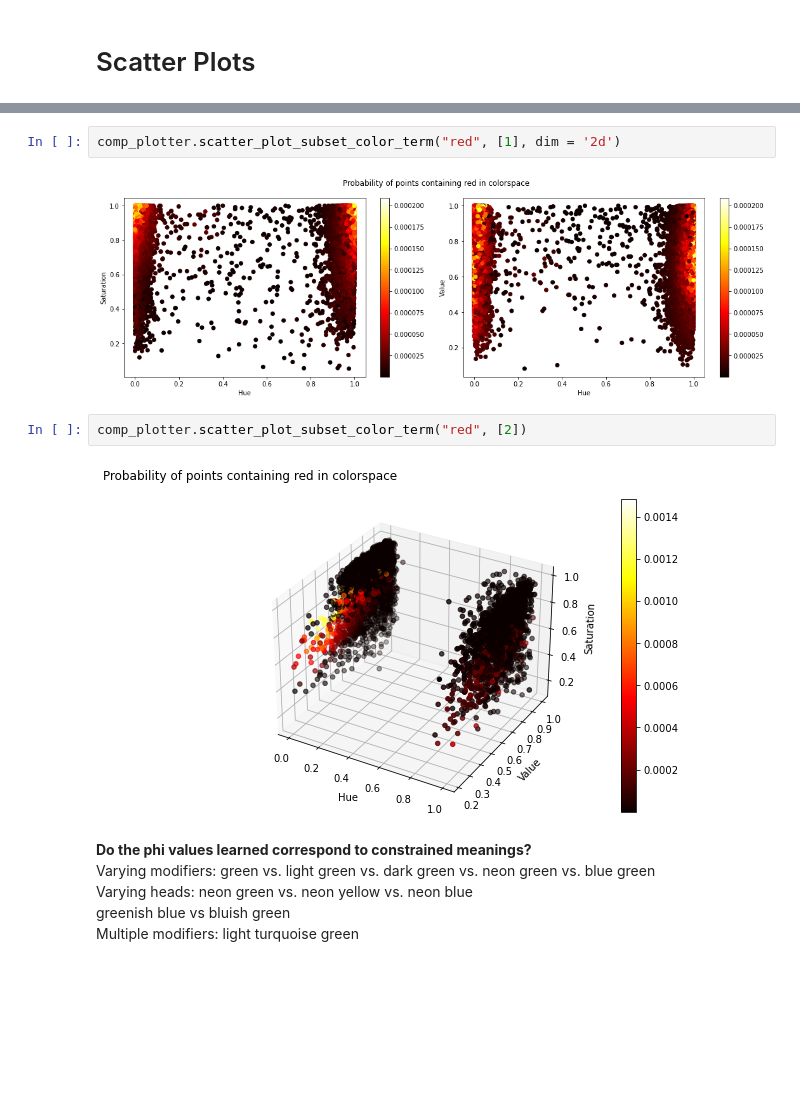
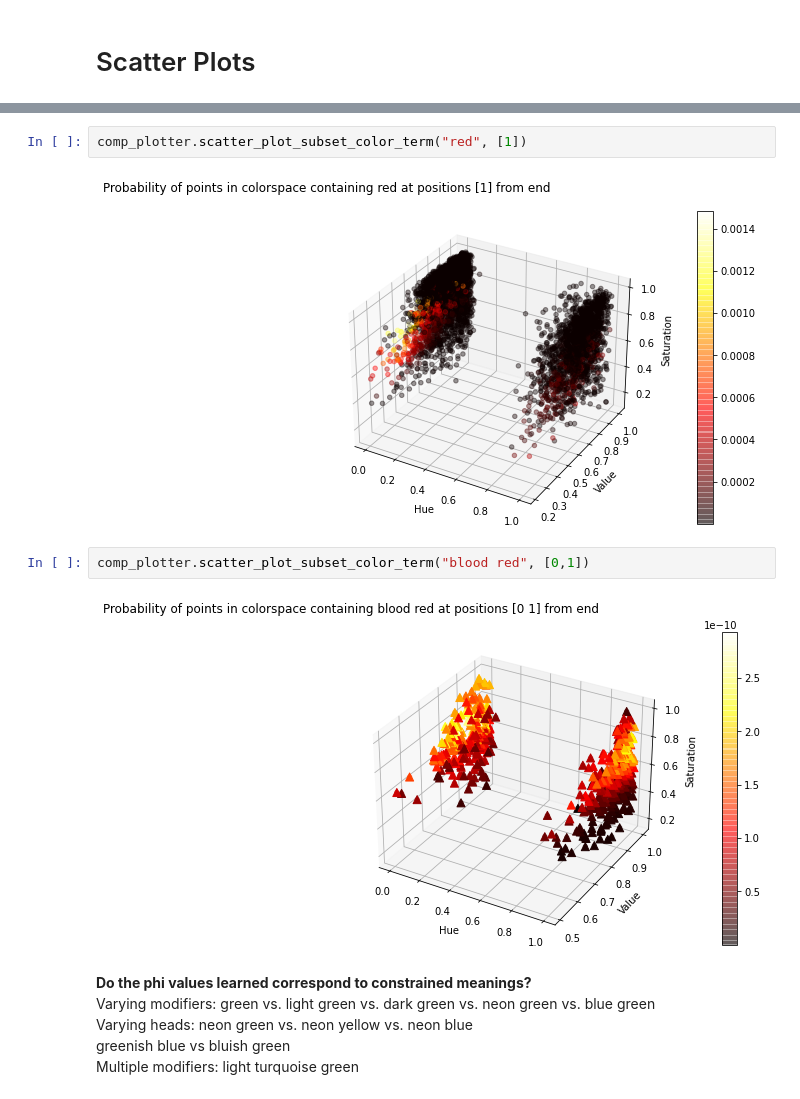
Before and after one commit to souDuggirala/speaker_strategies_sigdial2020, a Jupyter notebook: lab/analyses/notebooks/A003_compositional_xkcd_visualizations.ipynb, the cells around one changed output, grey strips where cells are left out. Cells and saved outputs as stored; diff of their text form; blank space fills up the shorter version.

```diff
--- a/lab/analyses/notebooks/A003_compositional_xkcd_visualizations.ipynb
+++ b/lab/analyses/notebooks/A003_compositional_xkcd_visualizations.ipynb
@@ -285,11 +297,11 @@ comp_plotter.scatter_plot_subset_color_term("red", [1])
 # %%
-comp_plotter.scatter_plot_subset_color_term("red", [1], dim = '2d')
+comp_plotter.scatter_plot_subset_color_term("red", [1])
 # %% [output]
-[figure, old version]
+[figure, new version]
 # %%
-comp_plotter.scatter_plot_subset_color_term("red", [2])
+comp_plotter.scatter_plot_subset_color_term("blood red", [0,1])
 # %% [output]
-[figure, old version]
+[figure, new version]
 # %% [markdown]
 <b> Do the phi values learned correspond to constrained meanings? </b> <br>
 Varying modifiers: green vs. light green vs. dark green vs. neon green vs. blue green <br>
```
Also changed, not shown: parts of 7 cells of this notebook, 1 other file.
